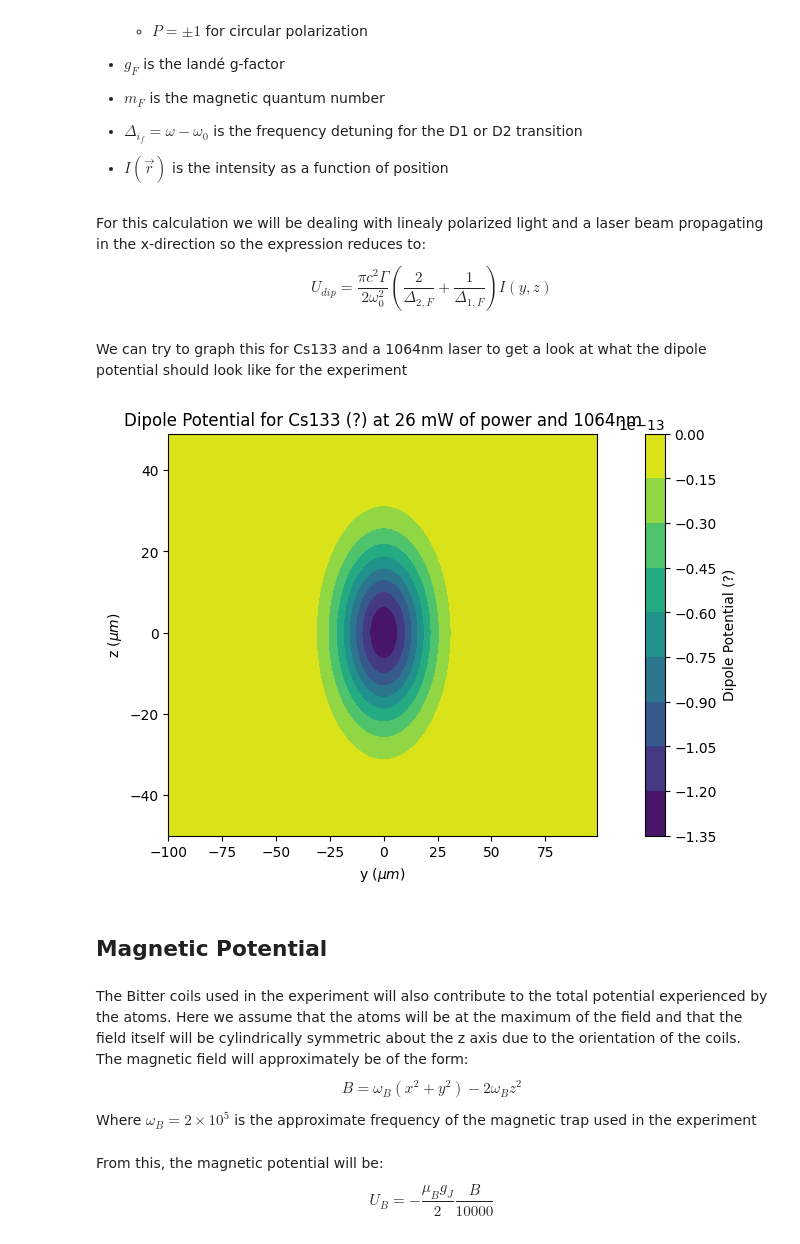
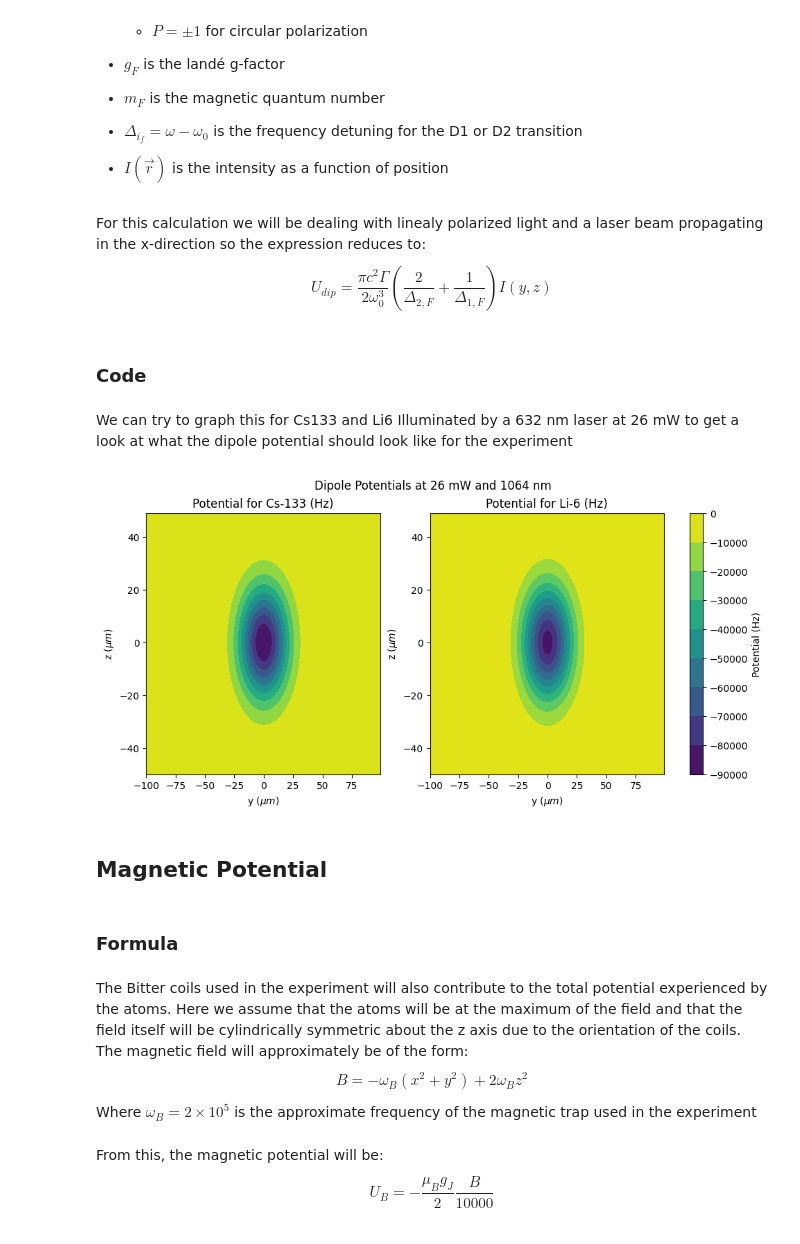
Before and after one commit to Mouhamedm17/DipoleTrappingCalculations, a Jupyter notebook: 1064Trap.ipynb, the cells around one changed output. Drawn from its saved outputs; the diff is of its cells as text; code cells hidden in the pictures.

```diff
--- a/1064Trap.ipynb
+++ b/1064Trap.ipynb
@@ -46,12 +47,14 @@ class Constants:
 
     #Conversions
     Lambda1064 = 1064e-9
+    Lambda632 = 632e-9
 # %% [markdown]
 # Atomic Properties
 # %%
 class Cs133:
     """This class stores atomic properties of cesium-133."""
     mass = 132.905451931 * Constants.amu  # atomic mass in kg
+    aBB = 277 # Cs-Cs scattering length in bohr radii
 
     class GS: #ground state
         g_j = 2.002540261 #fine structure landé g-factor
@@ -168,7 +180,9 @@ Where:
 - $I(\vec{r})$ is the intensity as a function of position
 # %% [markdown]
 For this calculation we will be dealing with linealy polarized light and a laser beam propagating in the x-direction so the expression reduces to:
-$$ U_{dip} = \frac{\pi c^2 \Gamma}{2\omega_0^2} \left( \frac{2}{\Delta_{2,F}} + \frac{1}{\Delta_{1,F}} \right) I(y,z)$$
+$$ U_{dip} = \frac{\pi c^2 \Gamma}{2\omega_0^3} \left( \frac{2}{\Delta_{2,F}} + \frac{1}{\Delta_{1,F}} \right) I(y,z)$$
+# %% [markdown]
+### Code
 # %%
 def dipole_potential(y,z, *args):
     """
@@ -178,13 +192,13 @@ def dipole_potential(y,z, *args):
         y: y-position in microns
         z: z-position in microns
         args: tuple
-            - gamma: decay rate in rad/s
+            - gamma: D2 decay rate in rad/s
             - lambda_laser: laser wavelength in m
             - lambda_D1: D1 transition frequency in m
             - lambda_D2: D1 transition frequenct in m
             - intensity_args: parameters for field_intensity (see above)
 
-    returns: Dipole potential in (?)
+    returns: Dipole potential in (Hz) (we just divided the potential by hbar)
     """
     #get parameters
     args=args[0]
@@ -203,49 +217,72 @@ def dipole_potential(y,z, *args):
     delta1 = omega - omega01
     delta2 = omega - omega02
 
-    coef = (np.pi * Constants.c**2 *gamma)/(2* omega02**2)
+    coef = (np.pi * Constants.c**2 * gamma)/(2 * omega02**3)
 
     intensity = field_intensity(y,z, intensity_args)
 
-    return coef * (2/delta2 + 1/delta1) * intensity
+    return (coef * (2/delta2 + 1/delta1) * intensity) / Constants.h
 # %% [markdown]
-We can try to graph this for Cs133 and a 1064nm laser to get a look at what the dipole potential should look like for the experiment
+We can try to graph this for Cs133 and Li6 Illuminated by a 632 nm laser at 26 mW to get a look at what the dipole potential should look like for the experiment
 # %%
-gamma = Cs133.D2.Gamma
+def graph_dipole_potential():
+    #laser parameters
+    field_args = (26e-3, 30e-6, 30e-6)
 
-lambda_laser = Constants.Lambda1064
-lambda_D1 = Cs133.D1.wavelength
-lambda_D2 = Cs133.D2.wavelength
+    #Cesium 133 parameters
+    gamma_cs = Cs133.D2.Gamma
+    lambda_laser_cs = Constants.Lambda1064
+    lambda_D1_cs = Cs133.D1.wavelength
+    lambda_D2_cs = Cs133.D2.wavelength
 
-field_args = (26e-3, 30e-6, 30e-6)
+    cs_dipole_potential_args = (gamma_cs, lambda_laser_cs, lambda_D1_cs, lambda_D2_cs, field_args)
 
-dipole_potential_args = (gamma, lambda_laser, lambda_D1, lambda_D2, field_args)
+    #Lithium 6 parameters
+    gamma_li = Li6.D2.Gamma
+    lambda_laser_li = Constants.Lambda1064
+    lambda_D1_li = Li6.D1.wavelength
+    lambda_D2_li = Li6.D2.wavelength
 
-y = np.arange(-100, 100)
-z = np.arange(-50, 50)
+    li_dipole_potential_args = (gamma_li, lambda_laser_li, lambda_D1_li, lambda_D2_li, field_args)
 
-Y, Z = np.meshgrid(y, z)
-dip_potential = dipole_potential(Y,Z, dipole_potential_args)
+    #generate coordinates and figure
+    y = np.arange(-100, 100)
+    z = np.arange(-50, 50)
+    Y, Z = np.meshgrid(y, z)
 
-fig1, ax2 = plt.subplots(layout = 'constrained')
+    fig, ax = plt.subplots(1,2, layout = 'constrained', figsize=plt.figaspect(0.5))
+    fig.suptitle("Dipole Potentials at 26 mW and 1064 nm")
 
-CS = ax2.contourf(Y, Z, dip_potential, 10, cmap=plt.cm.viridis)
+    #get dipole potentials
+    cs_dip_potential = dipole_potential(Y,Z, cs_dipole_potential_args)
+    li_dip_potential = dipole_potential(Y,Z, li_dipole_potential_args)
 
-ax2.set_title('Dipole Potential for Cs133 (?) at 26 mW of power and 1064nm')
-ax2.set_xlabel(r"y ($\mu m$)")
-ax2.set_ylabel(r"z ($\mu m$)")
+    #plot cesium potential
+    CS = ax[0].contourf(Y, Z, cs_dip_potential, 10, cmap=plt.cm.viridis)
+    ax[0].set_title('Potential for Cs-133 (Hz)')
+    ax[0].set_xlabel(r"y ($\mu m$)")
+    ax[0].set_ylabel(r"z ($\mu m$)")
 
-#add color bar
-cbar = fig1.colorbar(CS)
-cbar.ax.set_ylabel(r"Dipole Potential (?)")
+    #plot Lithium potential
+    LI = ax[1].contourf(Y, Z, li_dip_potential, 10, cmap=plt.cm.viridis)
+    ax[1].set_title('Potential for Li-6 (Hz)')
+    ax[1].set_xlabel(r"y ($\mu m$)")
+    ax[1].set_ylabel(r"z ($\mu m$)")
 
+    #add color bar
+    cbar = fig.colorbar(CS, ax=ax.ravel().tolist())
+    cbar.ax.set_ylabel("Potential (Hz)")
+
+graph_dipole_potential()
 plt.show()
 # %% [output]
-[figure, old version]
+[figure, new version]
 # %% [markdown]
 ## Magnetic Potential
+# %% [markdown]
+### Formula
 # %% [markdown]
 The Bitter coils used in the experiment will also contribute to the total potential experienced by the atoms. Here we assume that the atoms will be at the maximum of the field and that the field itself will be cylindrically symmetric about the z axis due to the orientation of the coils. The magnetic field will approximately be of the form:
-$$ B = \omega_B (x^2 + y^2) - 2\omega_B z^2 $$
+$$ B = -\omega_B (x^2 + y^2) + 2\omega_B z^2 $$
 
 Where $\omega_B = 2 \times 10^5$ is the approximate frequency of the magnetic trap used in the experiment
```
Also changed, not shown: parts of 33 cells of this notebook.
